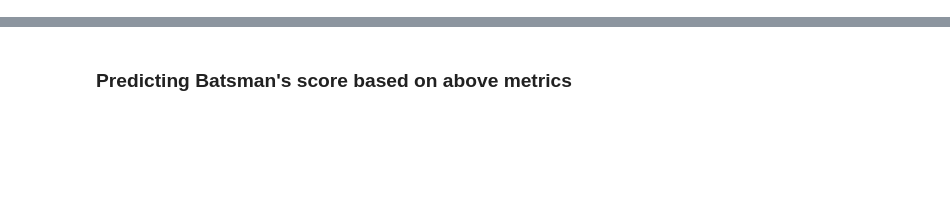
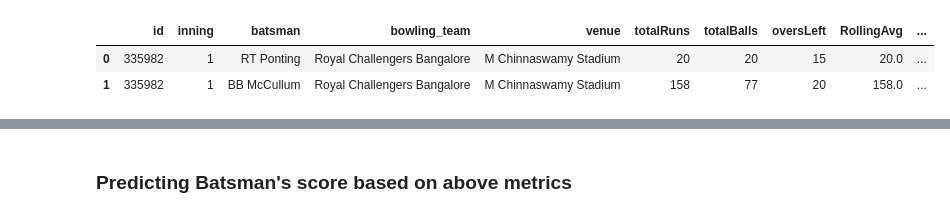
Before and after one commit to 51n15t9r/CricketAnalytics, a Jupyter notebook: 11. Predicting Batsman's score (ML initiation) .ipynb, the cells around one changed output, grey strips where cells are left out. Saved outputs shown, nothing was run; the diff lists cells and outputs as text; code cells hidden in the pictures; blank space fills up the shorter version.

```diff
--- a/11. Predicting Batsman's score (ML initiation) .ipynb
+++ b/11. Predicting Batsman's score (ML initiation) .ipynb
@@ -98,5 +118,11 @@ comb['RunBucket'] = comb['RunBucket'].apply(lambda x: 5 if x>=5 else x)
 labelencoder = LabelEncoder()
 # Assigning numerical values and storing in another column
 comb['batsman_cat'] = labelencoder.fit_transform(comb['batsman'])
+# %%
+comb.head(2)
+# %% [output]
+|  | id | inning | batsman | bowling_team | venue | totalRuns | totalBalls | oversLeft | RollingAvg | ... |
+| 0 | 335982 | 1 | RT Ponting | Royal Challengers Bangalore | M Chinnaswamy Stadium | 20 | 20 | 15 | 20.0 | ... |
+| 1 | 335982 | 1 | BB McCullum | Royal Challengers Bangalore | M Chinnaswamy Stadium | 158 | 77 | 20 | 158.0 | ... |
 # %%
 # Plot a correlation Heat Map
```
Also changed, not shown: parts of 30 cells of this notebook.
